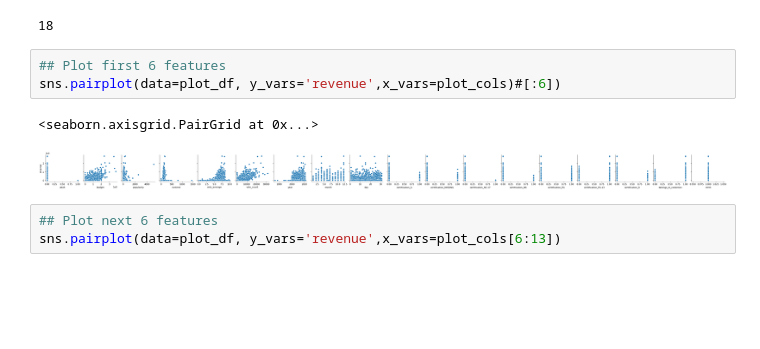
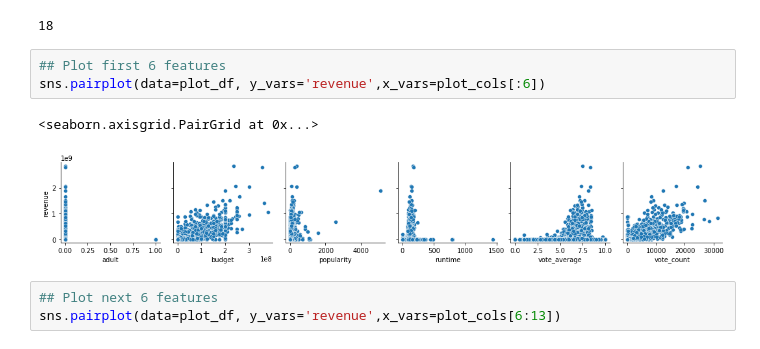
Before and after one commit to coding-dojo-data-science/data-enrichment-linear-regression-with-movies, a Jupyter notebook: PostClass-Pt2-Linear-Regression-with-Movies.ipynb, the cells around one changed output. Cells and saved outputs as stored; diff of their text form; blank space fills up the shorter version.

```diff
--- a/PostClass-Pt2-Linear-Regression-with-Movies.ipynb
+++ b/PostClass-Pt2-Linear-Regression-with-Movies.ipynb
@@ -1120,10 +1130,10 @@ len(plot_cols)
 18
 # %%
 ## Plot first 6 features
-sns.pairplot(data=plot_df, y_vars='revenue',x_vars=plot_cols)#[:6])
+sns.pairplot(data=plot_df, y_vars='revenue',x_vars=plot_cols[:6])
 # %% [output]
 <seaborn.axisgrid.PairGrid at 0x...>
-[figure, old version]
+[figure, new version]
 # %%
 ## Plot next 6 features
 sns.pairplot(data=plot_df, y_vars='revenue',x_vars=plot_cols[6:13])
```
Also changed, not shown: parts of 7 cells of this notebook, 1 other file.
